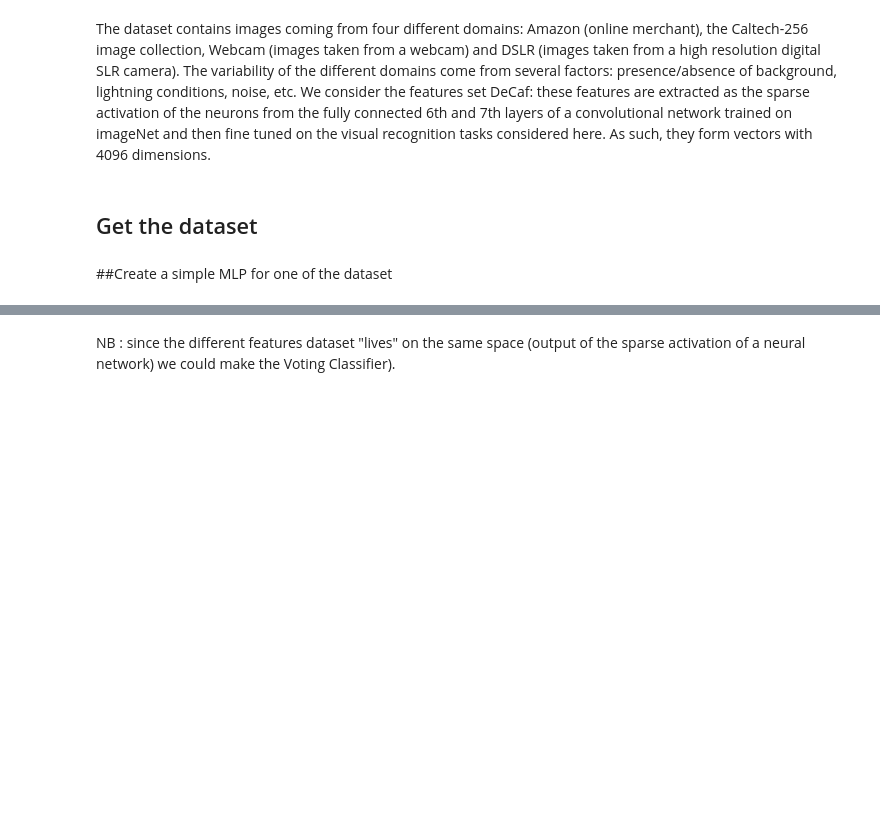
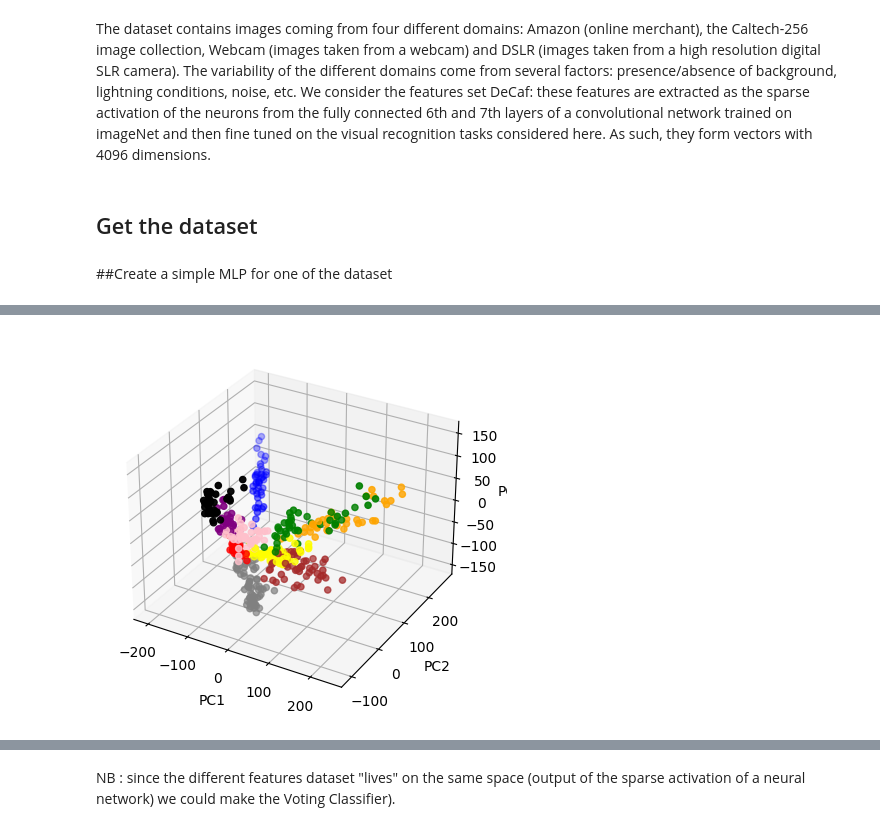
Before and after one commit to mdlbm/Optimal-Transport-Domain-Adaptation, a Jupyter notebook: OT_Domain_Adaptation.ipynb, the cells around one changed output, grey strips where cells are left out. Saved outputs shown, nothing was run; the diff lists cells and outputs as text; code cells hidden in the pictures; blank space fills up the shorter version.

```diff
--- a/OT_Domain_Adaptation.ipynb
+++ b/OT_Domain_Adaptation.ipynb
@@ -440,2 +870,6 @@ def DataTransport(dataset1, dataset2, hidden_size = 4096):
+# %%
+get_PCA_label(df1,df1_l)
+# %% [output]
+[figure, added]
 # %%
 for i in possible_DTS:
```
Also changed, not shown: parts of 21 cells of this notebook.
